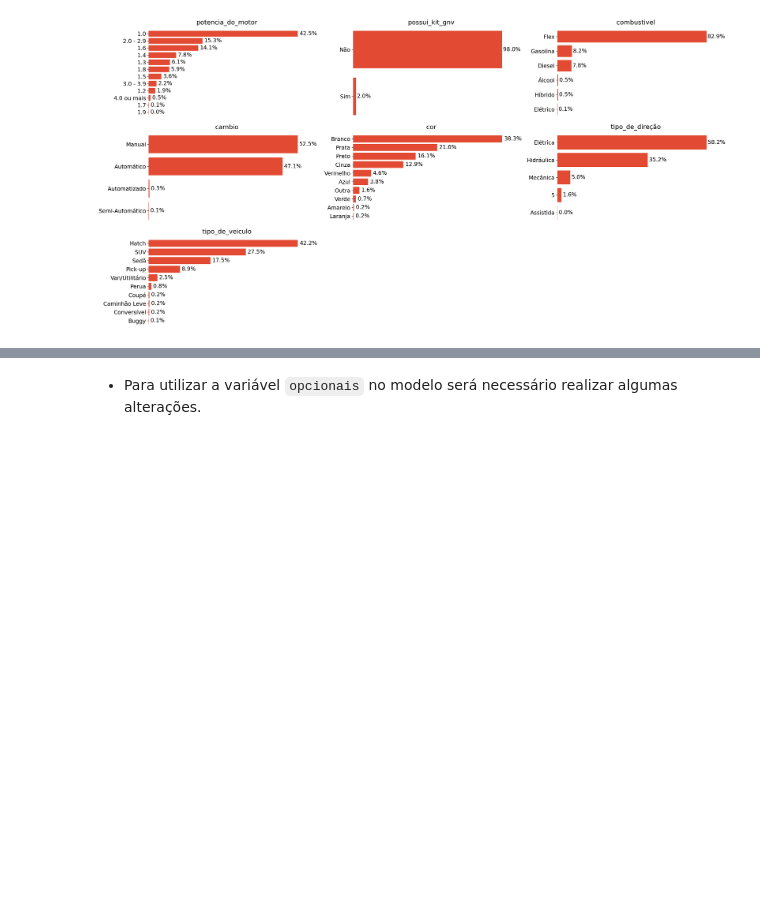
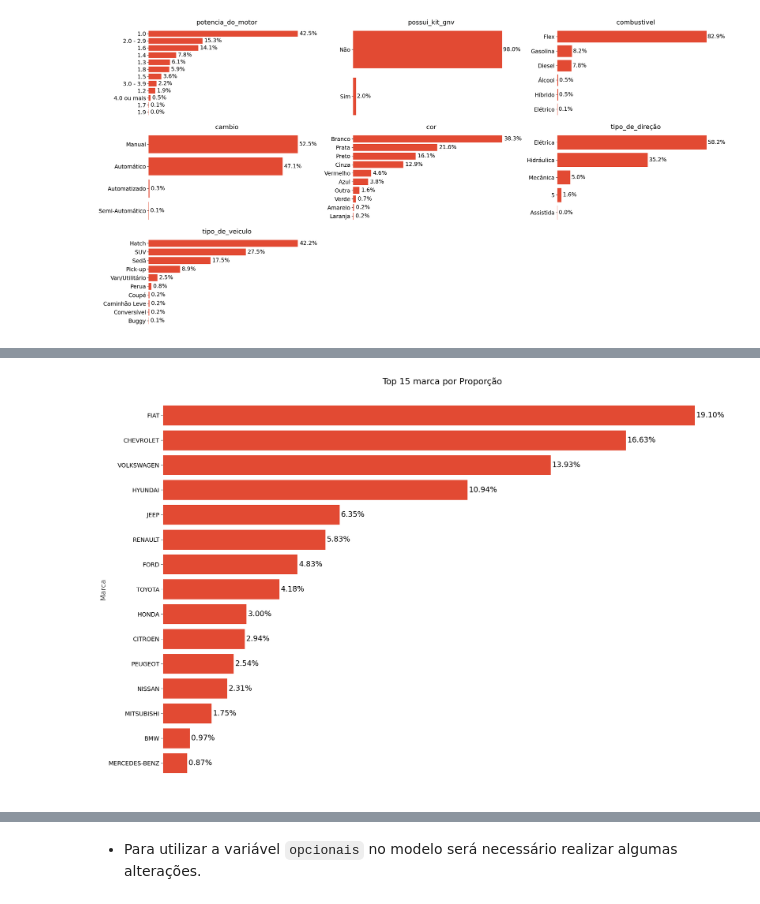
Before and after one commit to PatrickLeal/analise-carros-olx, a Jupyter notebook: notebooks/1. EDA.ipynb, the cells around one changed output, grey strips where cells are left out. Saved outputs shown, nothing was run; the diff lists cells and outputs as text; code cells hidden in the pictures; blank space fills up the shorter version.

```diff
--- a/notebooks/1. EDA.ipynb
+++ b/notebooks/1. EDA.ipynb
@@ -458,3 +453,7 @@ plot_top_n(train, 'modelo', 15)
+# %%
+plot_top_n(data=train, feature='marca')
+# %% [output]
+[figure, added]
 # %%
 plot_top_n(data=train, feature='opcionais', N=15)
 # %% [output]
```
Also changed, not shown: parts of 11 cells of this notebook, 1 other file.
